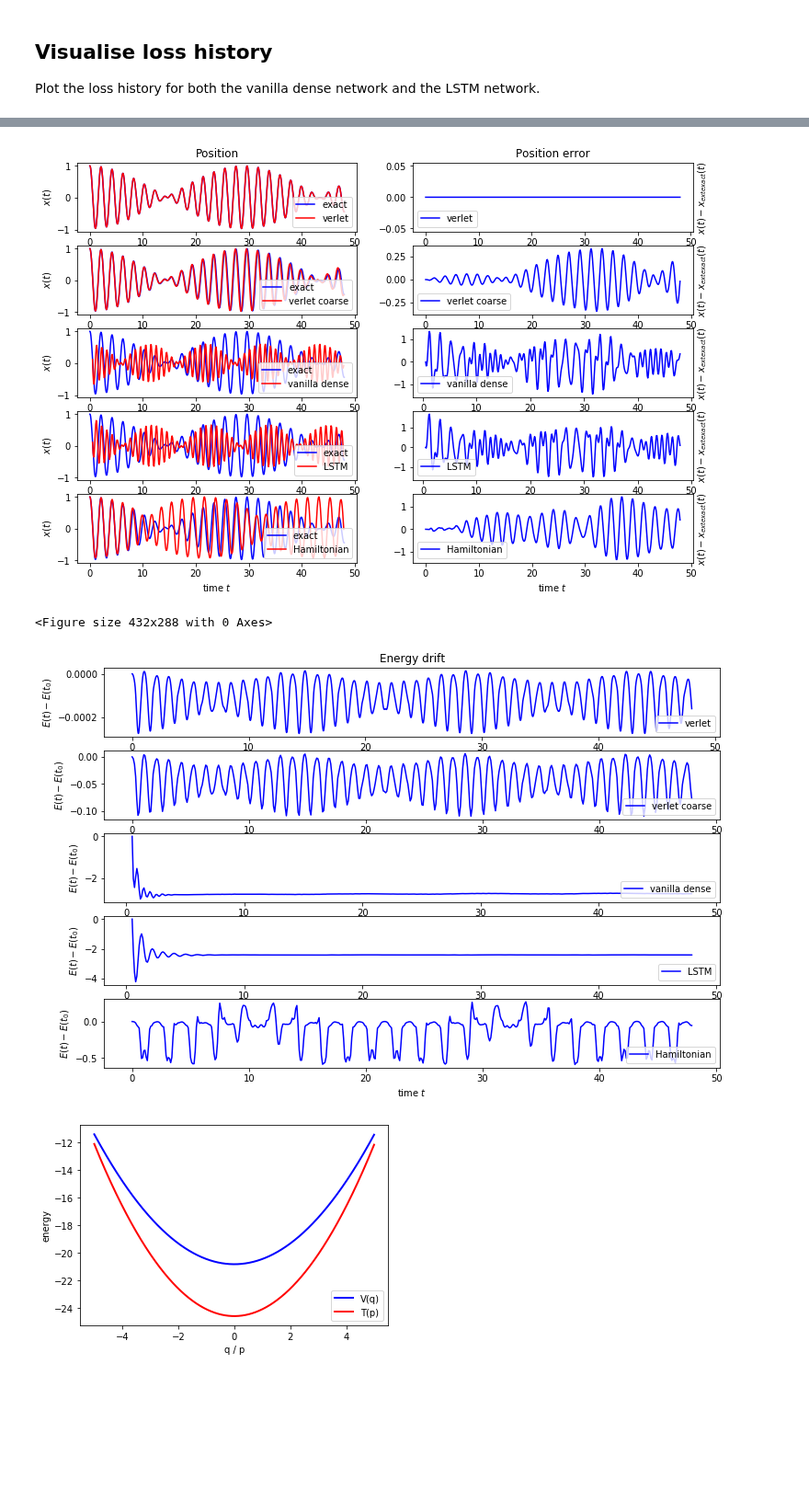
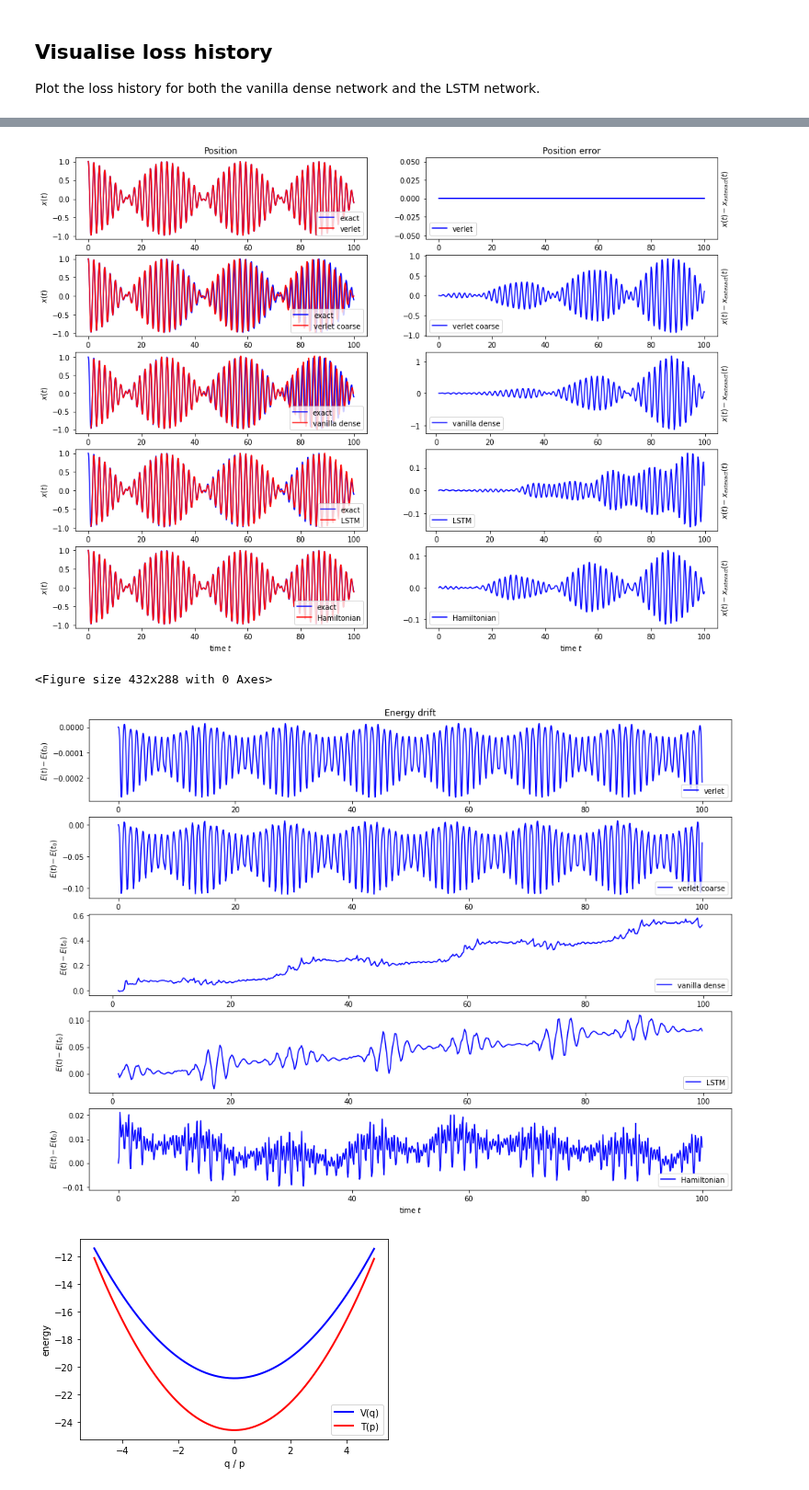
Before and after one commit to eikehmueller/neuralnetworkintegrators, a Jupyter notebook: NNIntegrator.ipynb, the cells around one changed output, grey strips where cells are left out. Shown at 92% size. Saved outputs shown, nothing was run; the diff lists cells and outputs as text; code cells hidden in the pictures; blank space fills up the shorter version.

```diff
--- a/NNIntegrator.ipynb
+++ b/NNIntegrator.ipynb
@@ -182,5 +193,9 @@ log_dir = './tb_logs/'
 train_batches = data_generator.dataset.batch(BATCH_SIZE)
 tensorboard_cb = tf.keras.callbacks.TensorBoard(log_dir=log_dir)
 
+timestep_schedule = create_linear_timestep_schedule(dt_train=dt_train, dt_min=dt_train, dt_max=dt, nepoch=200, ninc=20)
+
+dynamic_timestep_cb = DynamicTimestepCallback(data_generator,timestep_schedule,log_dir=log_dir)
+
 result = nn_integrator.model.fit(train_batches,epochs=EPOCHS,steps_per_epoch=STEPS_PER_EPOCH,
-                                 callbacks=tensorboard_cb)
+                                 callbacks=[tensorboard_cb,dynamic_timestep_cb])
@@ -233,6 +241,6 @@ Note that this will load the trained models from disk, so this will only work if
 # %%
 # Final time
-T_final = 48
+T_final = 100
 
 # Initial conditions
 q0 = np.zeros(dynamical_system.dim)
@@ -277,16 +285,16 @@ while t0<T_final:
     t0 += dt_train
 
 # Verlet with large timestep
-
+dt_coarse = 20*dt_train
 t['verlet coarse'] = []
 q['verlet coarse'] = []
 E['verlet coarse'] = []
 dq['verlet coarse'] = []
-coarse_verlet_integrator = VerletIntegrator(dynamical_system,dt)
+coarse_verlet_integrator = VerletIntegrator(dynamical_system,dt_coarse)
 coarse_verlet_integrator.set_state(q0,p0)
 exact_integrator.set_state(q0,p0)
 t0 = 0.0
-nsteps = int(dt/dt_train)
+nsteps = int(dt_coarse/dt_train)
 while t0<T_final:
     t['verlet coarse'].append(t0)
     E['verlet coarse'].append(coarse_verlet_integrator.energy())
@@ -294,7 +302,7 @@ while t0<T_final:
     dq['verlet coarse'].append(coarse_verlet_integrator.q[0]-exact_integrator.q[0])
     coarse_verlet_integrator.integrate(1)
     exact_integrator.integrate(nsteps)
-    t0 += dt
+    t0 += dt_coarse
 
 # ==== Neural network integrators ====
 
@@ -304,17 +312,15 @@ else:
     directory = 'trained_models/harmonic_oscillator/'
 models = {'vanilla dense':keras.models.load_model(directory+'vanilla_dense_40x_6steps'),
           'LSTM':keras.models.load_model(directory+'lstm_40x_6steps'),
-          'Hamiltonian':HamiltonianStrangSplittingNNIntegrator.load_model(directory+'hamiltonian_strang_splitting_40x')}
-cls = {'vanilla dense':MultistepNNIntegrator,
-       'LSTM':MultistepNNIntegrator,
-       'Hamiltonian':HamiltonianStrangSplittingNNIntegrator}
-models = {'vanilla dense':keras.models.load_model(directory+'vanilla_dense_40x_6steps'),
-          'LSTM':keras.models.load_model(directory+'lstm_40x_6steps'),
           'Hamiltonian':HamiltonianVerletNNIntegrator.load_model(directory+'hamiltonian_40x')}
 cls = {'vanilla dense':MultistepNNIntegrator,
        'LSTM':MultistepNNIntegrator,
        'Hamiltonian':HamiltonianVerletNNIntegrator}
+timesteps = {'vanilla dense':40*dt_train,
+             'LSTM':40*dt_train,
+             'Hamiltonian':20*dt_train}
 for label,model in models.items():
+    dt = timesteps[label]
     nn_integrator = cls[label].from_model(dynamical_system,dt,model)
     # Initialise with exact integrator
     q_initial = np.zeros((nn_integrator.nsteps,dynamical_system.dim))
@@ -348,41 +354,41 @@ for label,model in models.items():
         nsteps += int(dt/dt_train)
 
 # Plot position as a function of time
-fig, axs = plt.subplots(5,2,figsize=(12, 8))
+fig, axs = plt.subplots(5,2,figsize=(16, 12))
 for j,label in enumerate(('verlet','verlet coarse','vanilla dense','LSTM','Hamiltonian')):
     ax = axs[j][0]
     ax.plot(t['exact'],q['exact'],label='exact',color='blue')
     ax.plot(t[label],q[label],label=label,color='red')
     ax.legend(loc='lower right')
     ax.set_xlabel('time $t$')
     ax.set_ylabel('$x(t)$')
     if j==0:
         ax.set_title('Position')
     ax = axs[j][1]
     ax.plot(t[label],np.asarray(dq[label]),label=label,color='blue')
     ax.legend(loc='lower left')
     ax.set_xlabel('time $t$')
     ax.set_ylabel('$x(t)-x_{\text{exact}}(t)$')
     ax.yaxis.set_label_position("right")
     if j==0:
         ax.set_title('Position error')
 plt.show()
 
 plt.clf()
-fig, axs = plt.subplots(5,1,figsize=(12, 8))
+fig, axs = plt.subplots(5,1,figsize=(16, 12))
 for j,label in enumerate(('verlet','verlet coarse','vanilla dense','LSTM','Hamiltonian')):
     ax = axs[j]
     ax.plot(t[label],np.asarray(E[label])-E[label][0],label=label,color='blue')
     ax.legend(loc='lower right')
     ax.set_xlabel('time $t$')
     ax.set_ylabel('$E(t)-E(t_0)$')
     if j==0:
         ax.set_title('Energy drift')
 plt.show()
 # %% [output]
-[figure, old version]
+[figure, new version]
 <Figure size 432x288 with 0 Axes>
-[figure, old version]
+[figure, new version]
 # %%
 # Plot potential and kinetic energy (for debugging, can only be used with Hamiltonian network)
 model = HamiltonianVerletNNIntegrator.load_model('trained_models/harmonic_oscillator/hamiltonian_40x')
```
Also changed, not shown: parts of 8 cells of this notebook.
